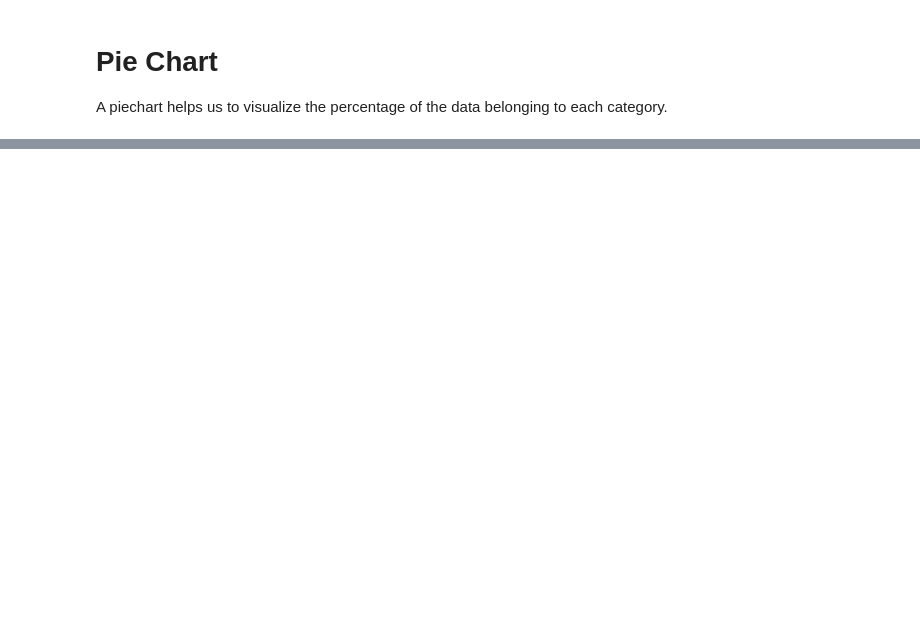
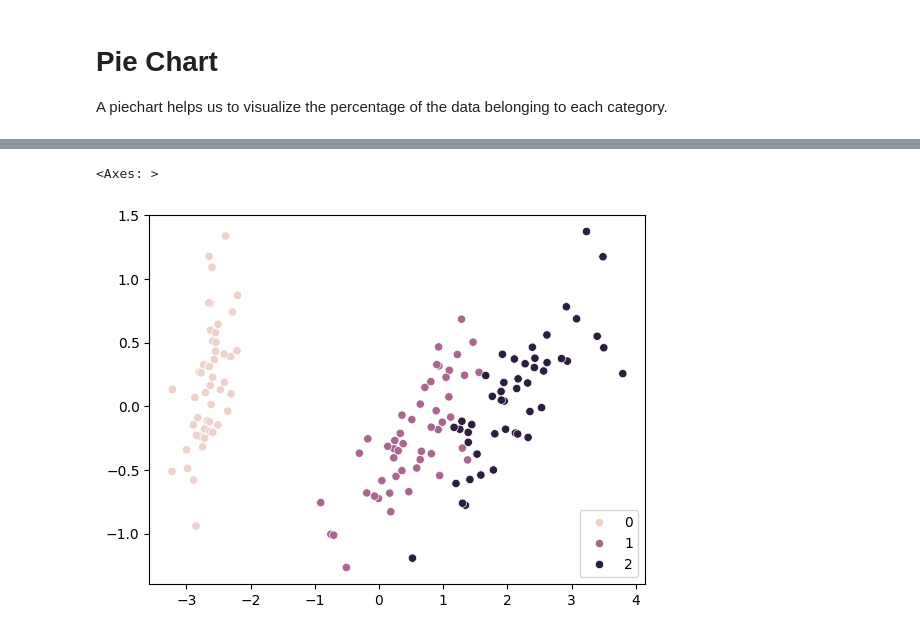
Before and after one commit to Kucheing/FirstOpeningZomato, a Jupyter notebook: Week5/uniBiMultiVariate.ipynb, the cells around one changed output, grey strips where cells are left out. Cells and saved outputs as stored; diff of their text form; code cells hidden in the pictures; blank space fills up the shorter version.

```diff
--- a/Week5/uniBiMultiVariate.ipynb
+++ b/Week5/uniBiMultiVariate.ipynb
@@ -70,0 +124,11 @@ Categorical V/s Categorical data
+# %%
+from sklearn import datasets, decomposition
+iris = datasets.load_iris()
+X = iris.data
+y = iris.target
+pca = decomposition.PCA(n_components=2) # reduce to 2 dimensions
+X = pca.fit_transform(X) # fit and transform the data
+sns.scatterplot(x=X[:, 0], y=X[:, 1], hue=y) # plot the 2D data
+# %% [output]
+<Axes: >
+[figure, added]
```
Also changed, not shown: parts of 12 cells of this notebook.
